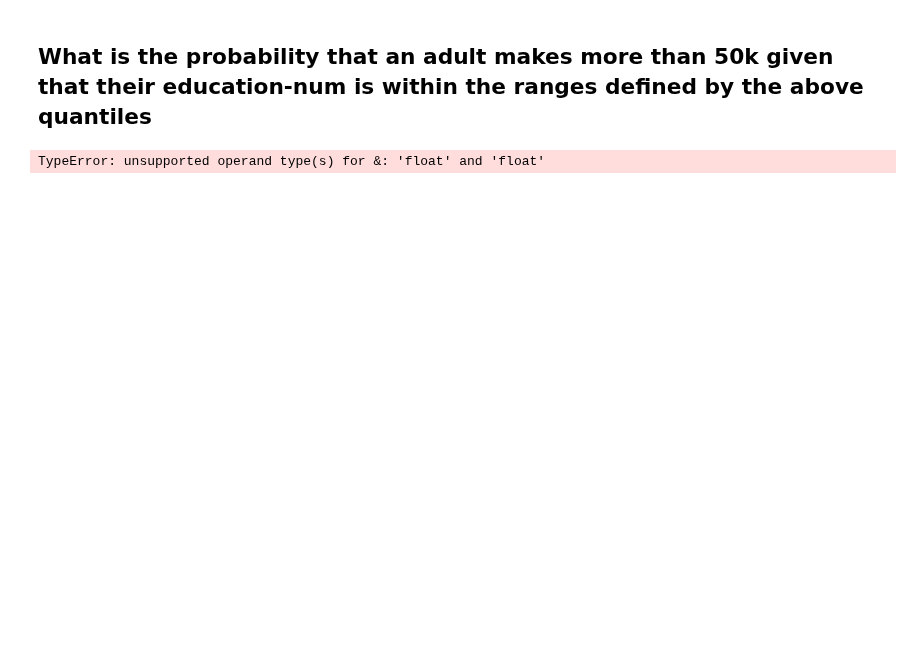
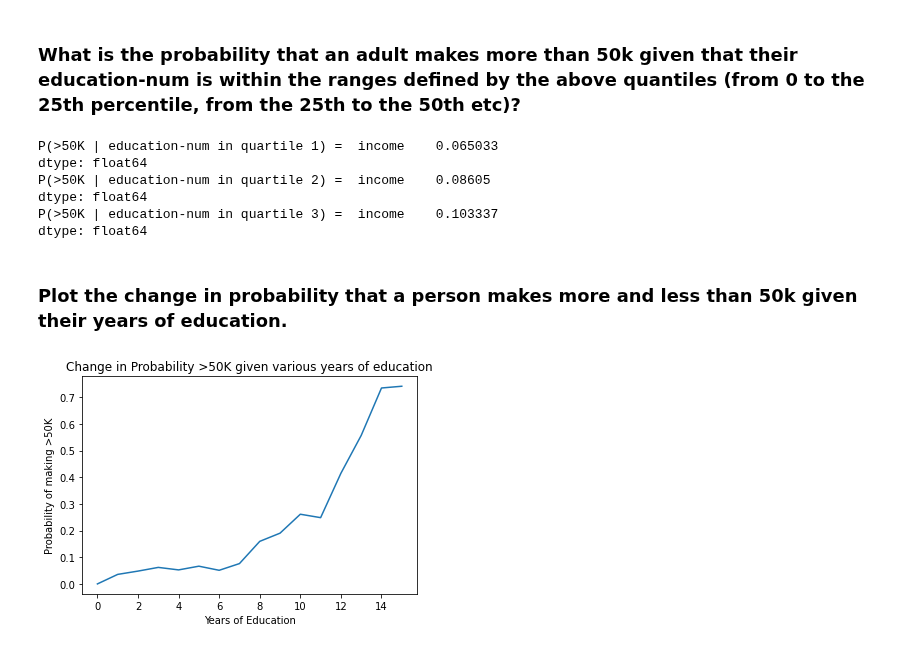
Before and after one commit to BrockForsythe/COSC311, a Jupyter notebook: Lab4/Lab4.ipynb, the cells around one changed output. Cells and saved outputs as stored; diff of their text form; code cells hidden in the pictures; blank space fills up the shorter version.

```diff
--- a/Lab4/Lab4.ipynb
+++ b/Lab4/Lab4.ipynb
@@ -29,3 +32,0 @@ adults
-# %%
-adults = adults.sort_values(by= 'education-num').reset_index()
-temp = adults['education-num']
@@ -52,20 +57,48 @@ print("75th Percentile of Education-Num: ", q3)
 # %% [markdown]
-## What is the probability that an adult makes more than 50k given that their education-num is within the ranges defined by the above quantiles
+### What is the probability that an adult makes more than 50k given that their education-num is within the ranges defined by the above quantiles (from 0 to the 25th percentile, from the 25th to the 50th etc)?
-# %%
-temp = adults[['income', 'education-num']]
-wealthy = temp[temp['income'] == '>50K']['education-num'].reset_index()
-count = temp[temp['income'] == '>50K']['education-num'].reset_index().count()
-q1_income = wealthy[wealthy['education-num'] <= 9]['education-num'].count()
-q2_income = (wealthy[wealthy['education-num'] > 9]) & (wealthy[wealthy['education-num'] <= 10])
-q3_income = (wealthy[wealthy['education-num'] > 10]) & (wealthy[wealthy['education-num'] <= 12])
-q4_income = wealthy[wealthy['education-num'] > 12]['education-num'].count()
-q1_income = (q1_income / count) * 100
-
-
-q4_income = (q4_income / count) * 100
-print("Probability of making >50K with 0 to 8 years of education: ", q1_income['education-num'])
-
-
-print("Probability of making >50K with 12 to 16 years of education: ", q4_income['education-num'])
-# %% [output]
-TypeError: unsupported operand type(s) for &: 'float' and 'float'
+# %%
+educ_income = adults[['education-num', 'income']]
+
+#quartile_one=(educ_income[(educ_income['income'] == '>50K') & (educ_income['education-num'] >= 1) & (educ_income['education-num'] <= 9)].groupby(by='education-num').count().sum() / educ_income[(educ_income['education-num'] >= 1) & (educ_income['education-num'] <= 9)].count().sum())
+#quartile_two=(educ_income[(educ_income['income'] == '>50K') & (educ_income['education-num'] >= 9) & (educ_income['education-num'] <= 10)].groupby(by='education-num').count().sum() / educ_income[(educ_income['education-num'] >= 9) & (educ_income['education-num'] <= 10)].count().sum())
+#quartile_three=(educ_income[(educ_income['income'] == '>50K') & (educ_income['education-num'] >= 10) & (educ_income['education-num'] <= 12)].groupby(by='education-num').count().sum() / educ_income[(educ_income['education-num'] >= 10) & (educ_income['education-num'] <= 12)].count().sum())
+##NOTE FOR BROCK: I HAVE NO CLUE HOW THE BELOW STUFF IS WORKING WITH THE ABOVE STUFF COMMENTED OUT
+
+print("P(>50K | education-num in quartile 1) = ", quartile_one)
+print("P(>50K | education-num in quartile 2) = ", quartile_two)
+print("P(>50K | education-num in quartile 3) = ", quartile_three)
+# %% [output]
+P(>50K | education-num in quartile 1) =  income    0.065033
+dtype: float64
+P(>50K | education-num in quartile 2) =  income    0.08605
+dtype: float64
+P(>50K | education-num in quartile 3) =  income    0.103337
+dtype: float64
+# %% [markdown]
+### Plot the change in probability that a person makes more and less than 50k given their years of education.
+# %%
+rich = educ_income[educ_income['income'] == '>50K']
+
+plot_intersection = rich.groupby(by='education-num').count()
+
+educ = educ_income.groupby(by='education-num').count()
+
+plot_intersection = plot_intersection.reset_index()
+
+educ = educ.reset_index()
+
+top = [i[1]['income'] for i in plot_intersection.iterrows()]
+bottom = [i[1]['income'] for i in educ.iterrows()]
+
+top.insert(0,0)
+
+y_values = [i / j for i,j in zip(top, bottom)]
+x_values = [i for i in range(0, 16)]
+
+plt.plot(x_values, y_values)
+plt.title('Change in Probability >50K given various years of education')
+plt.xlabel('Years of Education')
+plt.ylabel('Probability of making >50K')
+plt.show()
+# %% [output]
+[figure, added]
```
Also changed, not shown: parts of 13 cells of this notebook.
